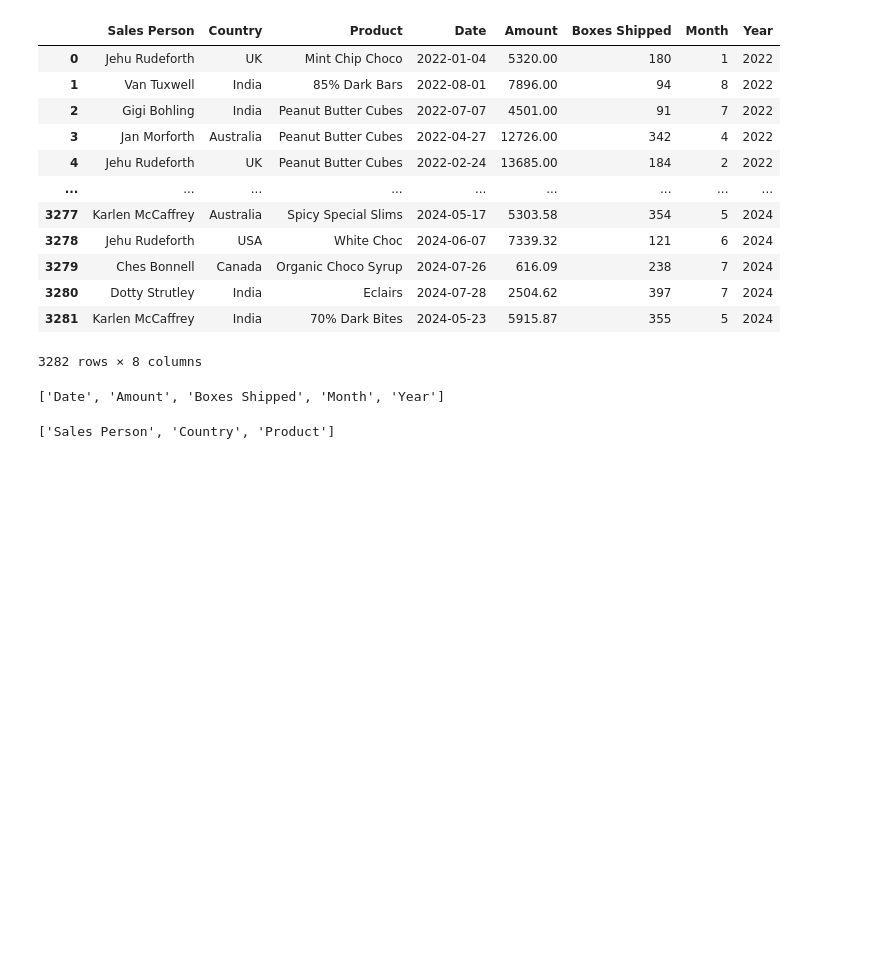
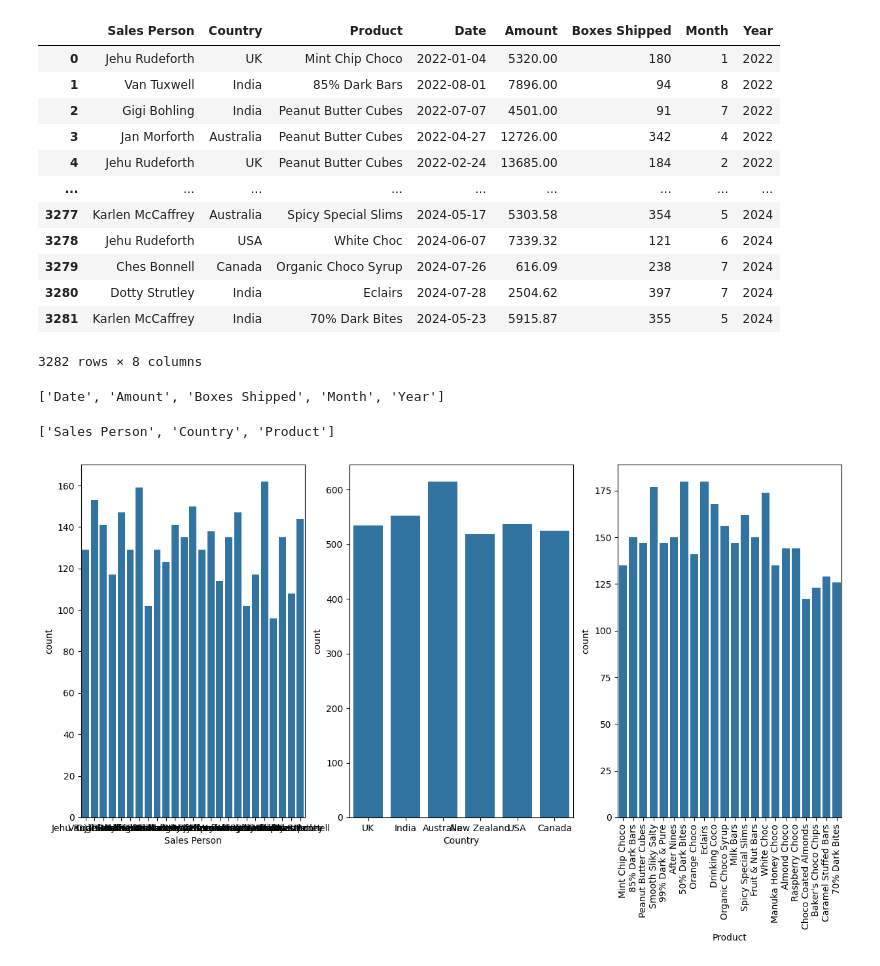
Before and after one commit to RealElvince/chocolate-sales-analysis, a Jupyter notebook: notebooks/chocolate_sales.ipynb, the cells around one changed output. Saved outputs shown, nothing was run; the diff lists cells and outputs as text; code cells hidden in the pictures; blank space fills up the shorter version.

Commit message:
countplot for categorical data

```diff
--- a/notebooks/chocolate_sales.ipynb
+++ b/notebooks/chocolate_sales.ipynb
@@ -141,3 +141,13 @@ numerical_columns
 categorical_columns
 # %% [output]
 ['Sales Person', 'Country', 'Product']
+# %%
+figure, axes = plt.subplots(1,3,figsize=(15,7))
+
+for i ,col in enumerate(categorical_columns):
+    sns.countplot(data=choco,x=col,ax=axes[i])
+    plt.xticks(rotation = 90)
+
+plt.show()
+# %% [output]
+[figure, added]
```
